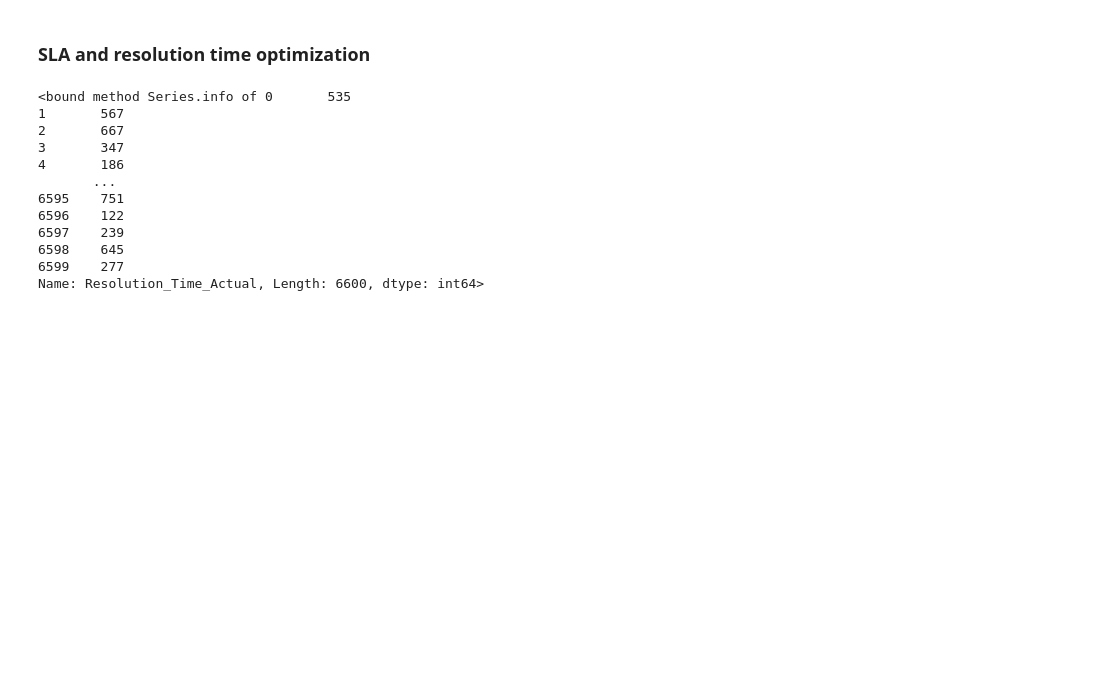
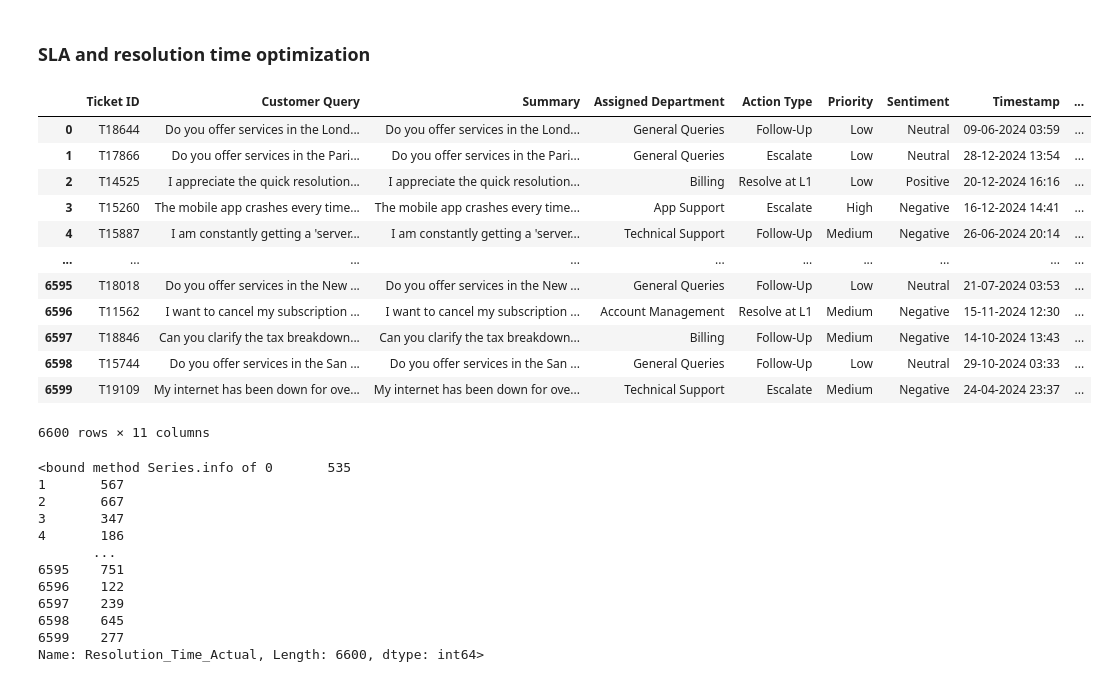
Before and after one commit to samurai5634/AGENT, a Jupyter notebook: others/modif.ipynb, the cells around one changed output. Saved outputs shown, nothing was run; the diff lists cells and outputs as text; code cells hidden in the pictures; blank space fills up the shorter version.

```diff
--- a/others/modif.ipynb
+++ b/others/modif.ipynb
@@ -214,6 +228,22 @@ Name: Resolution_Time_Actual, dtype: int64
 sen_balanced.to_csv('balanced.csv',index=False)
 # %% [markdown]
 ### SLA and resolution time optimization
+# %%
+df
+# %% [output]
+|  | Ticket ID | Customer Query | Summary | Assigned Department | Action Type | Priority | Sentiment | Timestamp | ... |
+| 0 | T18644 | Do you offer services in the Lond... | Do you offer services in the Lond... | General Queries | Follow-Up | Low | Neutral | 09-06-2024 03:59 | ... |
+| 1 | T17866 | Do you offer services in the Pari... | Do you offer services in the Pari... | General Queries | Escalate | Low | Neutral | 28-12-2024 13:54 | ... |
+| 2 | T14525 | I appreciate the quick resolution... | I appreciate the quick resolution... | Billing | Resolve at L1 | Low | Positive | 20-12-2024 16:16 | ... |
+| 3 | T15260 | The mobile app crashes every time... | The mobile app crashes every time... | App Support | Escalate | High | Negative | 16-12-2024 14:41 | ... |
+| 4 | T15887 | I am constantly getting a 'server... | I am constantly getting a 'server... | Technical Support | Follow-Up | Medium | Negative | 26-06-2024 20:14 | ... |
+| ... | ... | ... | ... | ... | ... | ... | ... | ... | ... |
+| 6595 | T18018 | Do you offer services in the New ... | Do you offer services in the New ... | General Queries | Follow-Up | Low | Neutral | 21-07-2024 03:53 | ... |
+| 6596 | T11562 | I want to cancel my subscription ... | I want to cancel my subscription ... | Account Management | Resolve at L1 | Medium | Negative | 15-11-2024 12:30 | ... |
+| 6597 | T18846 | Can you clarify the tax breakdown... | Can you clarify the tax breakdown... | Billing | Follow-Up | Medium | Negative | 14-10-2024 13:43 | ... |
+| 6598 | T15744 | Do you offer services in the San ... | Do you offer services in the San ... | General Queries | Follow-Up | Low | Neutral | 29-10-2024 03:33 | ... |
+| 6599 | T19109 | My internet has been down for ove... | My internet has been down for ove... | Technical Support | Escalate | Medium | Negative | 24-04-2024 23:37 | ... |
+6600 rows × 11 columns
 # %%
 data = pd.read_csv('balanced.csv')
 # %%
```
Also changed, not shown: parts of 4 cells of this notebook, 8 other files.
